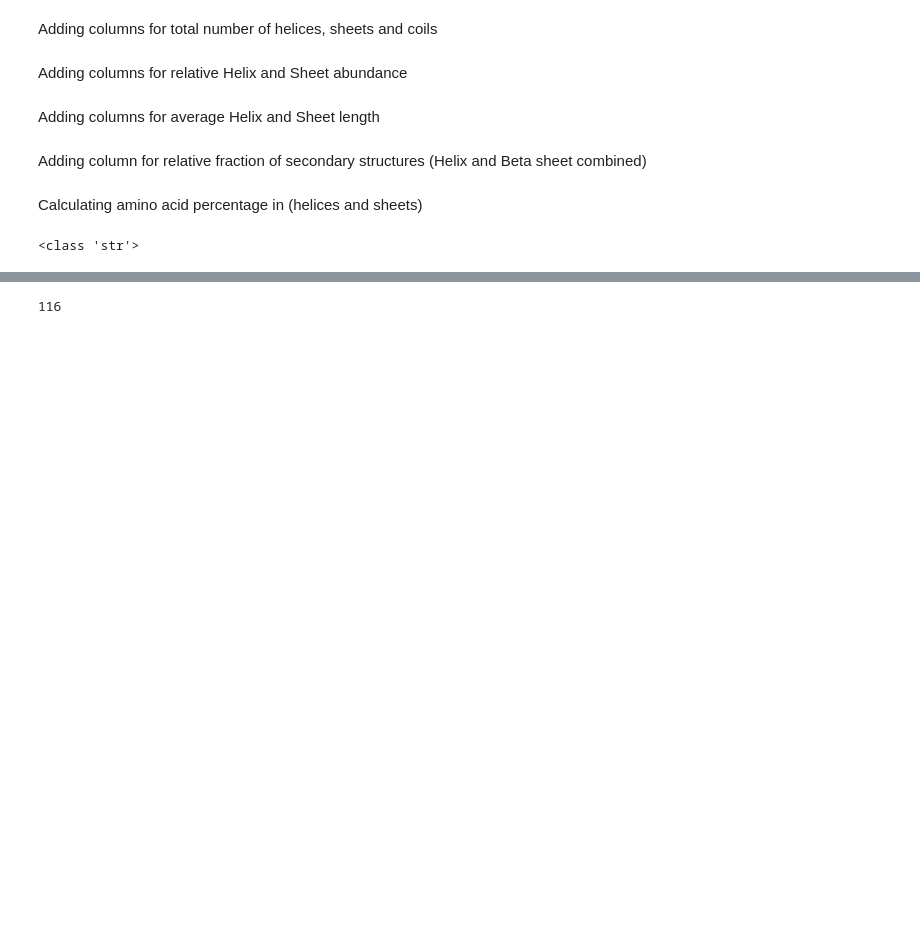
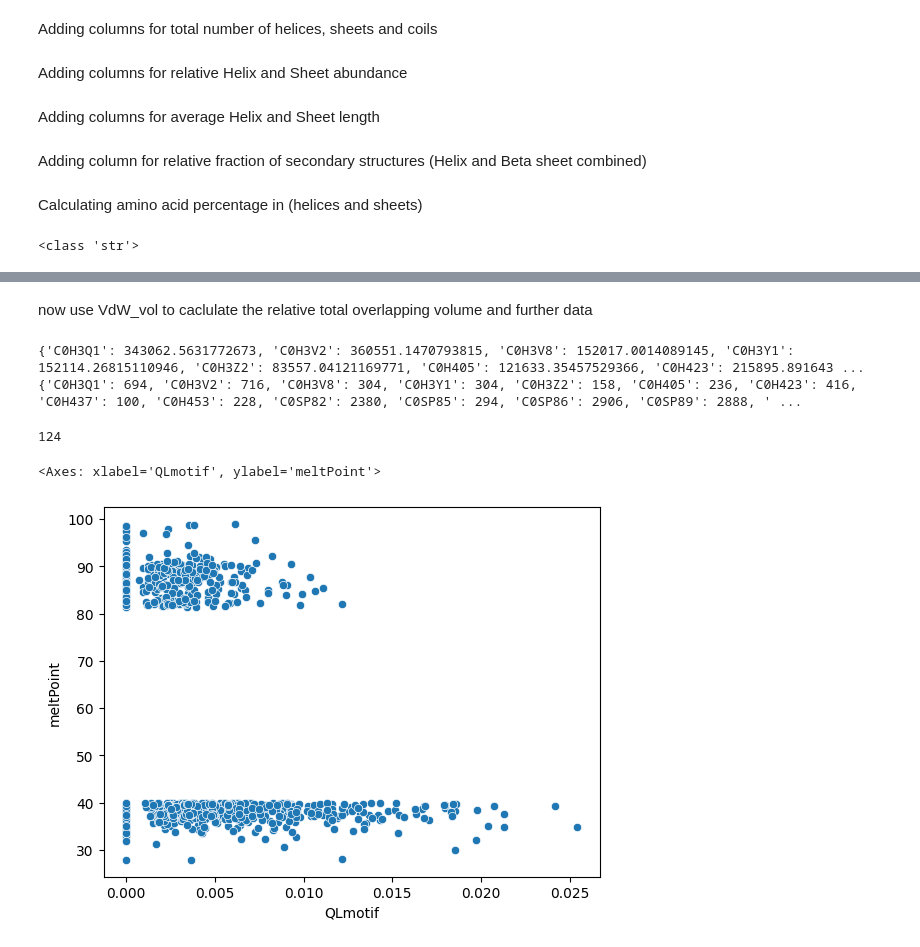
Before and after one commit to datascience-mobi-2024/topic04_02, a Jupyter notebook: tobimaxi.ipynb, the cells around one changed output, grey strips where cells are left out. Saved outputs shown, nothing was run; the diff lists cells and outputs as text; code cells hidden in the pictures; blank space fills up the shorter version.

```diff
--- a/tobimaxi.ipynb
+++ b/tobimaxi.ipynb
@@ -93,3 +84,11 @@ for a in aat:
     prokaryotes[f'{a}motif'] = prokaryotes['Sequence'].apply(lambda x: x.count(a)/len(x) if len(x) > 0 else np.nan)
     if abs(prokaryotes[f'{a}motif'].corr(prokaryotes['meltPoint'])) < 0.1:  #Threshold for correlation
         prokaryotes = prokaryotes.drop(columns = [f'{a}motif']).reset_index(drop=True)
+# %%
+prokaryotes['HydrophobicAA'] = prokaryotes['Sequence'].apply(lambda x: rel_aa_comp(x,['A','V','I','L','M','F','W']))
+prokaryotes['ChargedAA'] = prokaryotes['Sequence'].apply(lambda x: rel_aa_comp(x,['R','H','K','D','E']))
+prokaryotes['PolarAA'] = prokaryotes['Sequence'].apply(lambda x: rel_aa_comp(x,['N','Q','S','T','Y']))
+# %%
+from function import salt_bridge
+path = './data/pdbs'
+Salt_bridges = salt_bridge(path)
@@ -95,0 +161,3 @@ for a in aat:
+# %%
+from function import VdW_interaction
+VdW_clus, VdW_vol = VdW_interaction('./data/pdbs' )
@@ -96,4 +209,43 @@ for a in aat:
+# %% [markdown]
+now use VdW_vol to caclulate the relative total overlapping volume and further data
+# %%
+#calculating sum of the overlapping volume
+sum_volumes = {}
+for n, k in VdW_vol.items():
+    sum_volumes[n] = np.nansum(k) - np.nansum(VdW_vol[n][0,:]) - np.nansum(VdW_vol[n][:,0])
+
+print(sum_volumes)
+
+#calculating the amount of overlapping points
+amount_overlapping = {}
+for n, k in VdW_vol.items():
+    amount_overlapping[n] = np.sum(~np.isnan(k)) - sum(VdW_vol[n].shape) +2
+
+print(amount_overlapping)
+
+#add the values to prokaryotes
+for n in range(len(prokaryotes)):
+    if pd.isnull(prokaryotes.loc[n,'AlphaFoldDB']) == False and prokaryotes.loc[n,'AlphaFoldDB'].replace(';','')  in sum_bridges:
+            prokaryotes.loc[n, 'Overlapping_Volume'] = sum_volumes[prokaryotes.loc[n,'AlphaFoldDB'].replace(';','')]
+    prokaryotes.loc[n, 'relative_Overlapping_Volume'] = prokaryotes.loc[n, 'Overlapping_Volume']/prokaryotes.loc[n, 'Length']
+
+
+for n in range(len(prokaryotes)):
+    if pd.isnull(prokaryotes.loc[n,'AlphaFoldDB']) == False and prokaryotes.loc[n,'AlphaFoldDB'].replace(';','')  in amount_bridges:
+            prokaryotes.loc[n, 'Overlapping_AS'] = amount_overlapping[prokaryotes.loc[n,'AlphaFoldDB'].replace(';','')]
+    prokaryotes.loc[n, 'relative_Overlapping_AS'] = prokaryotes.loc[n, 'Overlapping_AS']/prokaryotes.loc[n, 'Length']
+
+
+for n in range(len(prokaryotes)):
+    prokaryotes.loc[n, 'Overlapping_Volume_by_Overlapping_AS'] = prokaryotes.loc[n, 'Overlapping_Volume']/prokaryotes.loc[n, 'Overlapping_AS']
+    prokaryotes.loc[n, 'relative_Overlapping_Volume_by_Overlapping_AS'] = (prokaryotes.loc[n, 'Overlapping_Volume']/prokaryotes.loc[n, 'Overlapping_AS'])/prokaryotes.loc[n, 'Length']
+# %% [output]
+{'C0H3Q1': 343062.5631772673, 'C0H3V2': 360551.1470793815, 'C0H3V8': 152017.0014089145, 'C0H3Y1': 152114.26815110946, 'C0H3Z2': 83557.04121169771, 'C0H405': 121633.35457529366, 'C0H423': 215895.891643 ...
+{'C0H3Q1': 694, 'C0H3V2': 716, 'C0H3V8': 304, 'C0H3Y1': 304, 'C0H3Z2': 158, 'C0H405': 236, 'C0H423': 416, 'C0H437': 100, 'C0H453': 228, 'C0SP82': 2380, 'C0SP85': 294, 'C0SP86': 2906, 'C0SP89': 2888, ' ...
 # %%
+from function import pain
+quantiles_prokaryotes = pain(data = prokaryotes, by = 'meltPoint', lower = 0.1, upper = 0.9)
+quacorr = quantiles_prokaryotes.corr(method='pearson',numeric_only=True)['meltPoint']
 b = prokaryotes.corr(method='pearson',numeric_only=True)['meltPoint']
 cp = b.apply(lambda x: p_val(x, len(prokaryotes), 0.05))
 WICHTIG = []
@@ -102,4 +254,4 @@ for j in range(len(b)):
         WICHTIG.append(b.index[j])
 len(WICHTIG)
 # %% [output]
-116
+124
@@ -105,0 +260,5 @@ len(WICHTIG)
+# %%
+sns.scatterplot(data=quantiles_prokaryotes, x='QLmotif', y='meltPoint')
+# %% [output]
+<Axes: xlabel='QLmotif', ylabel='meltPoint'>
+[figure, added]
```
Also changed, not shown: parts of 15 cells of this notebook.
